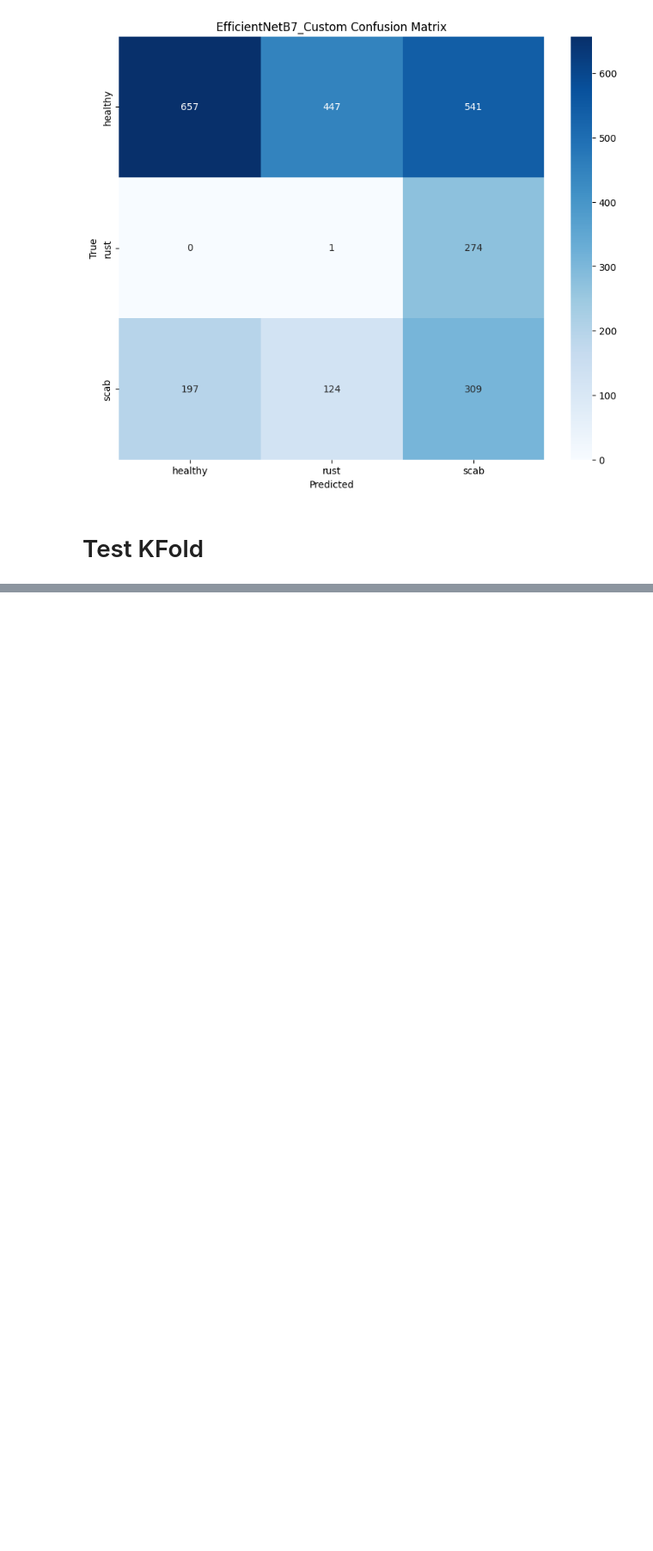
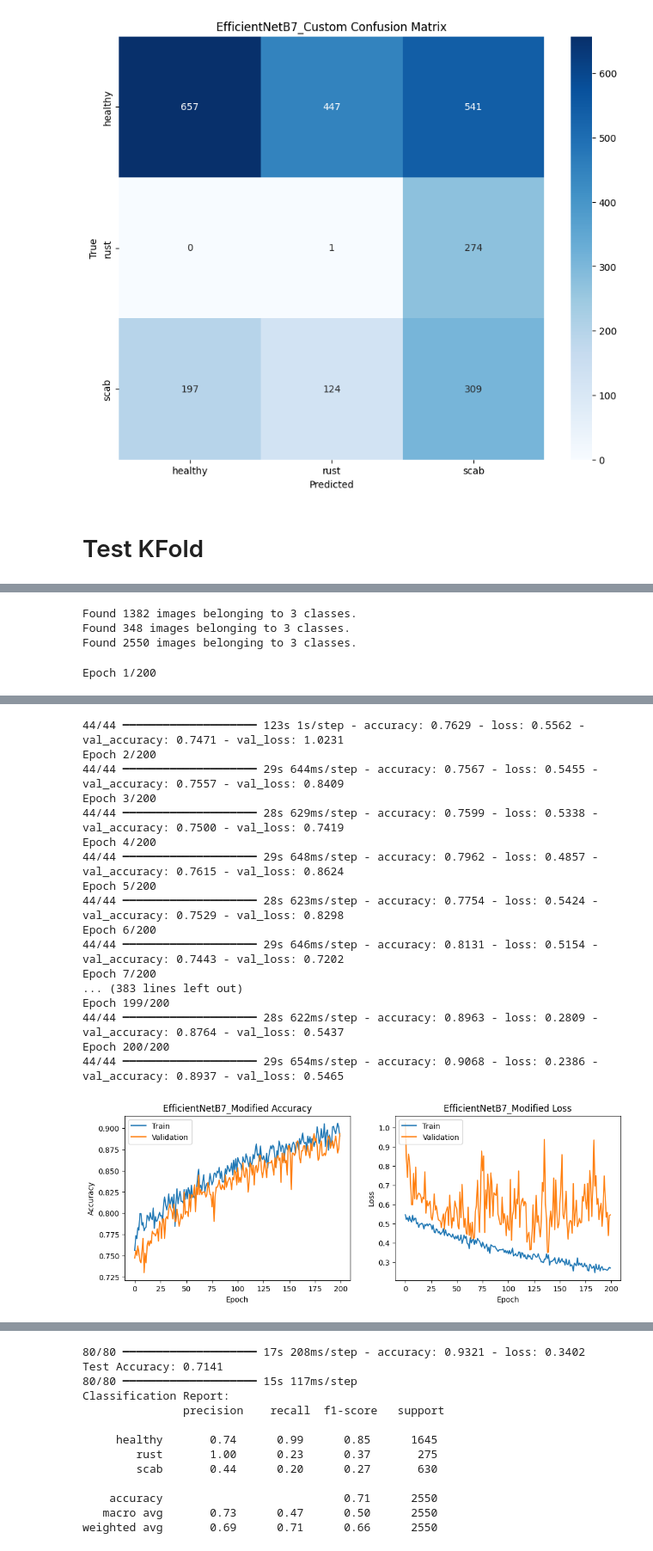
Before and after one commit to AbiyaMakruf/TelU-Tubes-TugasAkhir-KlasifikasiPenyakitTanamanApel, a Jupyter notebook: modifikasi.ipynb, the cells around one changed output, grey strips where cells are left out. Shown at 86% size. Drawn from its saved outputs; the diff is of its cells as text; code cells hidden in the pictures; blank space fills up the shorter version.

Commit message:
edit: training menggunakan A100

```diff
--- a/modifikasi.ipynb
+++ b/modifikasi.ipynb
@@ -3406,0 +3468,18 @@ weighted avg       0.56      0.38      0.43      2550
+# %%
+model = EfficientNetB7(input_shape=(224, 224, 3), include_top=False, weights=None)
+model.trainable = True
+
+inputs = Input(shape=(224, 224, 3))
+
+x = model(inputs, training=False)
+x = GlobalAveragePooling2D()(x)
+x = Dense(1024, activation='relu')(x)
+x = Dropout(0.2)(x)
+x = Dense(512, activation='relu')(x)
+
+outputs = Dense(3, activation='softmax')(x)
+model = Model(inputs, outputs)
+optimizer = tf.keras.optimizers.Adam(learning_rate=1e-5)
+
+model.compile(optimizer=optimizer, loss='categorical_crossentropy', metrics=['accuracy'])
+model.summary()
@@ -3406,0 +3509,14 @@ weighted avg       0.56      0.38      0.43      2550
+# %%
+train_generator, validation_generator, test_generator = augment_and_resize_dataset(
+    "data/split_train_test_dataset_campuran",
+    img_size=(224, 224),
+    batch_size=32,
+    preprocess_input_func = efficientnet_preprocess
+)
+epochs = 200
+train_and_plot_and_saved(model, "EfficientNetB7_Modified", train_generator, validation_generator, test_generator, epochs =  epochs)
+# %% [output]
+Found 1382 images belonging to 3 classes.
+Found 348 images belonging to 3 classes.
+Found 2550 images belonging to 3 classes.
+Epoch 1/200
@@ -3406,0 +3544,18 @@ weighted avg       0.56      0.38      0.43      2550
+44/44 ━━━━━━━━━━━━━━━━━━━━ 123s 1s/step - accuracy: 0.7629 - loss: 0.5562 - val_accuracy: 0.7471 - val_loss: 1.0231
+Epoch 2/200
+44/44 ━━━━━━━━━━━━━━━━━━━━ 29s 644ms/step - accuracy: 0.7567 - loss: 0.5455 - val_accuracy: 0.7557 - val_loss: 0.8409
+Epoch 3/200
+44/44 ━━━━━━━━━━━━━━━━━━━━ 28s 629ms/step - accuracy: 0.7599 - loss: 0.5338 - val_accuracy: 0.7500 - val_loss: 0.7419
+Epoch 4/200
+44/44 ━━━━━━━━━━━━━━━━━━━━ 29s 648ms/step - accuracy: 0.7962 - loss: 0.4857 - val_accuracy: 0.7615 - val_loss: 0.8624
+Epoch 5/200
+44/44 ━━━━━━━━━━━━━━━━━━━━ 28s 623ms/step - accuracy: 0.7754 - loss: 0.5424 - val_accuracy: 0.7529 - val_loss: 0.8298
+Epoch 6/200
+44/44 ━━━━━━━━━━━━━━━━━━━━ 29s 646ms/step - accuracy: 0.8131 - loss: 0.5154 - val_accuracy: 0.7443 - val_loss: 0.7202
+Epoch 7/200
+... (383 lines left out)
+Epoch 199/200
+44/44 ━━━━━━━━━━━━━━━━━━━━ 28s 622ms/step - accuracy: 0.8963 - loss: 0.2809 - val_accuracy: 0.8764 - val_loss: 0.5437
+Epoch 200/200
+44/44 ━━━━━━━━━━━━━━━━━━━━ 29s 654ms/step - accuracy: 0.9068 - loss: 0.2386 - val_accuracy: 0.8937 - val_loss: 0.5465
+[figure, added]
@@ -3406,0 +3570,13 @@ weighted avg       0.56      0.38      0.43      2550
+80/80 ━━━━━━━━━━━━━━━━━━━━ 17s 208ms/step - accuracy: 0.9321 - loss: 0.3402
+Test Accuracy: 0.7141
+80/80 ━━━━━━━━━━━━━━━━━━━━ 15s 117ms/step
+Classification Report:
+               precision    recall  f1-score   support
+
+     healthy       0.74      0.99      0.85      1645
+        rust       1.00      0.23      0.37       275
+        scab       0.44      0.20      0.27       630
+
+    accuracy                           0.71      2550
+   macro avg       0.73      0.47      0.50      2550
+weighted avg       0.69      0.71      0.66      2550
```
Also changed, not shown: parts of 8 cells of this notebook, 1 other file.
